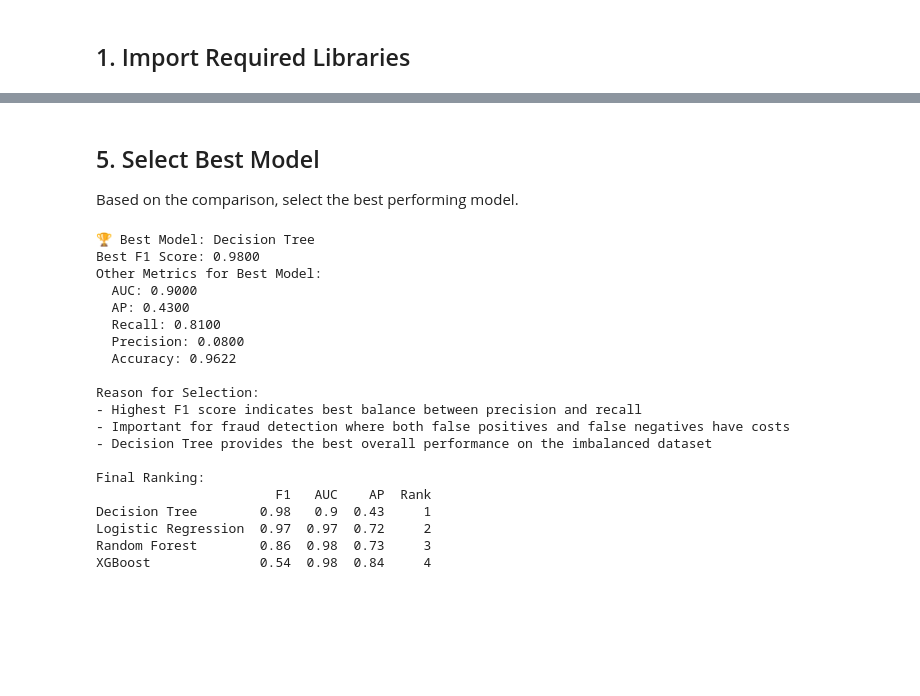
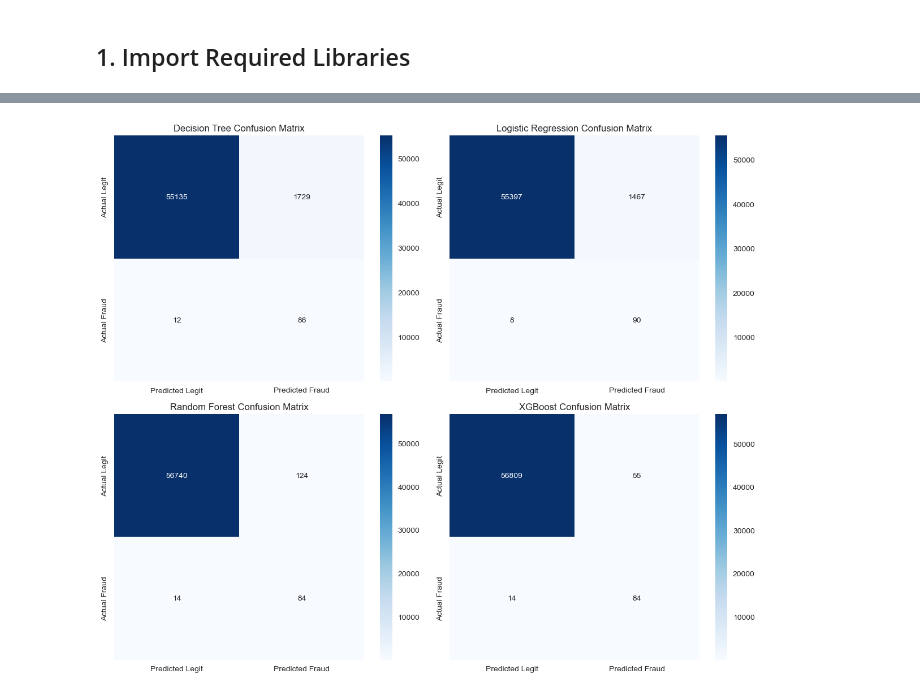
Before and after one commit to kaweesha-nethmina/credit-card-fraud-detection, a Jupyter notebook: model_comparison.ipynb, the cells around one changed output, grey strips where cells are left out. Saved outputs shown, nothing was run; the diff lists cells and outputs as text; code cells hidden in the pictures; blank space fills up the shorter version.

```diff
--- a/model_comparison.ipynb
+++ b/model_comparison.ipynb
@@ -168,48 +282,17 @@ plt.show()
-# %% [markdown]
-## 5. Select Best Model
-
-Based on the comparison, select the best performing model.
-# %%
-# Select best model based on F1 score (balanced metric for fraud detection)
-best_model_name = results_df['F1'].idxmax()
-best_f1_score = results_df['F1'].max()
-
-print(f"🏆 Best Model: {best_model_name}")
-print(f"Best F1 Score: {best_f1_score:.4f}")
-print(f"Other Metrics for Best Model:")
-for metric in ['AUC', 'AP', 'Recall', 'Precision', 'Accuracy']:
-    value = results_df.loc[best_model_name, metric]
-    print(f"  {metric}: {value:.4f}")
-
-print(f"\nReason for Selection:")
-print(f"- Highest F1 score indicates best balance between precision and recall")
-print(f"- Important for fraud detection where both false positives and false negatives have costs")
-print(f"- {best_model_name} provides the best overall performance on the imbalanced dataset")
-
-# Summary table
-summary_df = results_df[['F1', 'AUC', 'AP']].copy()
-summary_df['Rank'] = summary_df['F1'].rank(ascending=False).astype(int)
-summary_df = summary_df.sort_values('F1', ascending=False)
-print(f"\nFinal Ranking:")
-print(summary_df)
-# %% [output]
-🏆 Best Model: Decision Tree
-Best F1 Score: 0.9800
-Other Metrics for Best Model:
-  AUC: 0.9000
-  AP: 0.4300
-  Recall: 0.8100
-  Precision: 0.0800
-  Accuracy: 0.9622
-
-Reason for Selection:
-- Highest F1 score indicates best balance between precision and recall
-- Important for fraud detection where both false positives and false negatives have costs
-- Decision Tree provides the best overall performance on the imbalanced dataset
-
-Final Ranking:
-                       F1   AUC    AP  Rank
-Decision Tree        0.98   0.9  0.43     1
-Logistic Regression  0.97  0.97  0.72     2
-Random Forest        0.86  0.98  0.73     3
-XGBoost              0.54  0.98  0.84     4
+# %%
+# Confusion matrix comparison
+fig, axes = plt.subplots(2, 2, figsize=(12, 10))
+axes = axes.ravel()
+
+for i, (model_name, result) in enumerate(results.items()):
+    cm = result['Confusion Matrix']
+    sns.heatmap(cm, annot=True, fmt='d', cmap='Blues', ax=axes[i],
+                xticklabels=['Predicted Legit', 'Predicted Fraud'],
+                yticklabels=['Actual Legit', 'Actual Fraud'])
+    axes[i].set_title(f'{model_name} Confusion Matrix')
+
+plt.tight_layout()
+plt.savefig('model_comparison_cm.png', dpi=150, bbox_inches='tight')
+plt.show()
+# %% [output]
+[figure, added]
```
Also changed, not shown: parts of 23 cells of this notebook, 8 other files.
